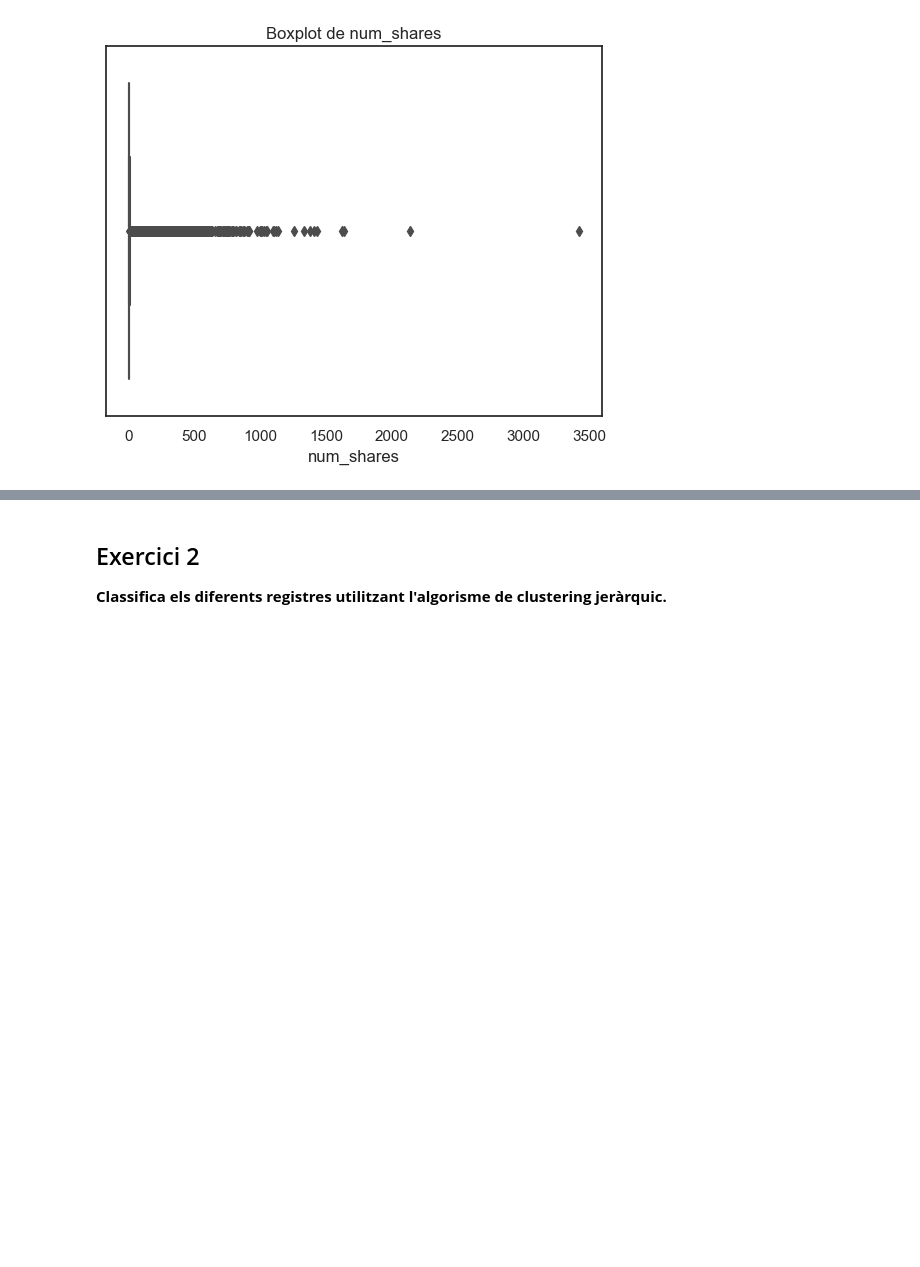
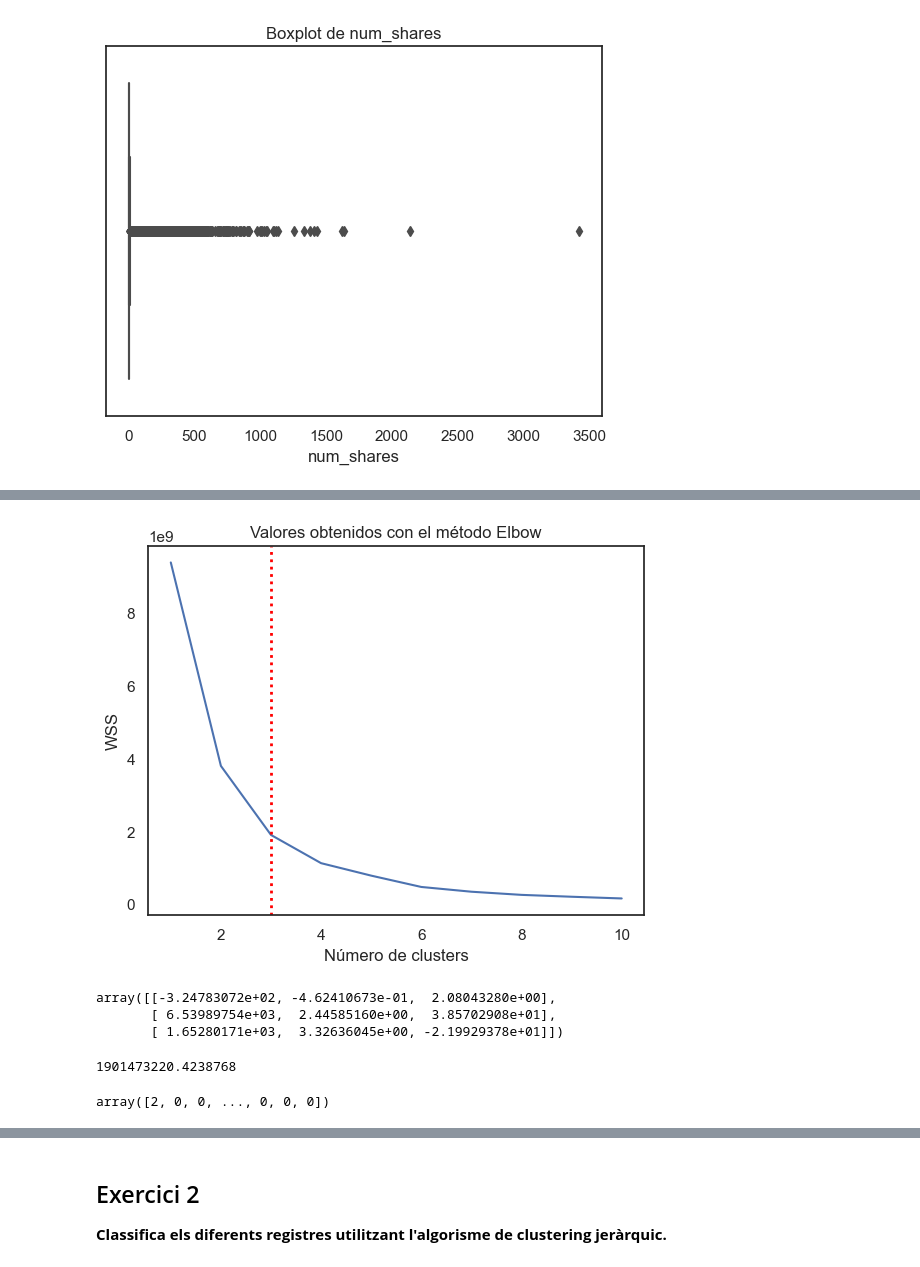
Before and after one commit to Likimeya/Algoritmos_de_aprendizaje_no_suvervisados_agrupacion, a Jupyter notebook: Tasca M8 T01.ipynb, the cells around one changed output, grey strips where cells are left out. Cells and saved outputs as stored; diff of their text form; code cells hidden in the pictures; blank space fills up the shorter version.

```diff
--- a/Tasca M8 T01.ipynb
+++ b/Tasca M8 T01.ipynb
@@ -279,3 +189,0 @@ X.head()
-# %%
-kmeans = KMeans(n_clusters=2, random_state=0)
-kmeans.fit(X)
@@ -325,12 +189,0 @@ Hemos logrado una precisión de clasificación débil del 1 % con nuestro modelo
-# %%
-
-cs = []
-for i in range(1, 11):
-    kmeans = KMeans(n_clusters = i, init = 'k-means++', max_iter = 300, n_init = 10, random_state = 0)
-    kmeans.fit(X)
-    cs.append(kmeans.inertia_)
-plt.plot(range(1, 11), cs)
-plt.title('The Elbow Method')
-plt.xlabel('Number of clusters')
-plt.ylabel('CS')
-plt.show()
@@ -452,0 +233,5 @@ plt.tight_layout()
+# %%
+pca = PCA(n_components=3)
+pca.fit(df_def)
+df_pca = pca.transform(df_def)
+display(pd.DataFrame(df_pca, columns=['Component_1','Component_2','Component_3']).describe())
@@ -452,0 +248,13 @@ plt.tight_layout()
+# %%
+wcss = []  # creamos una lista para almacenar los valores que nos devuelva el modelo con cada grupo de nodos
+for i in range(1,11):  # probamos el modelo con con un nodo y vamos aumentando hasta 10 nodos
+    kmeans = KMeans(n_clusters=i, random_state= 0)
+    kmeans.fit(df_pca)
+    wcss.append(kmeans.inertia_)
+
+plt.plot(range(1, 11), wcss)
+plt.title('Valores obtenidos con el método Elbow')
+plt.xlabel('Número de clusters')
+plt.axvline(x = 3, ymin = 0, color = 'red', linewidth =2, ls = ':' )
+plt.ylabel('WSS');
+# %% [output]
@@ -452,0 +266 @@ plt.tight_layout()
+[figure, added]
@@ -452,0 +271,15 @@ plt.tight_layout()
+# %%
+cl_3.cluster_centers_
+# %% [output]
+array([[-3.24783072e+02, -4.62410673e-01,  2.08043280e+00],
+       [ 6.53989754e+03,  2.44585160e+00,  3.85702908e+01],
+       [ 1.65280171e+03,  3.32636045e+00, -2.19929378e+01]])
+# %%
+cl_3.inertia_
+# %% [output]
+1901473220.4238768
+# %%
+prediction = cl_3.predict(df_pca)
+prediction
+# %% [output]
+array([2, 0, 0, ..., 0, 0, 0])
```
Also changed, not shown: parts of 72 cells of this notebook, 1 other file.
